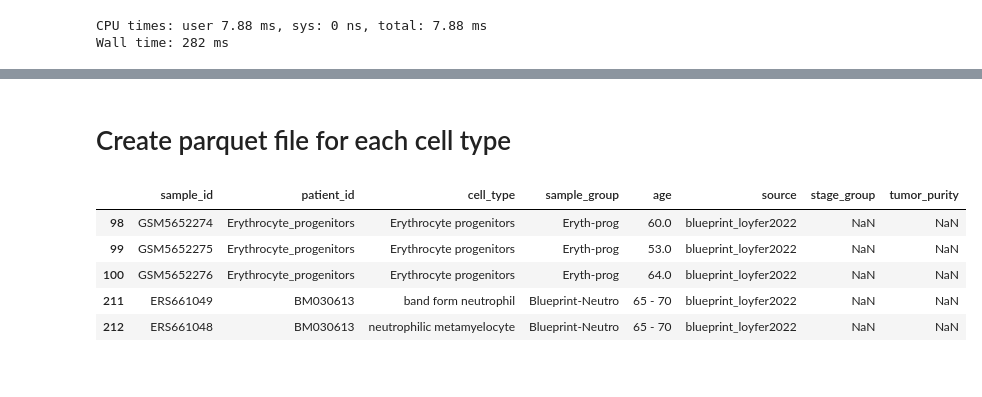
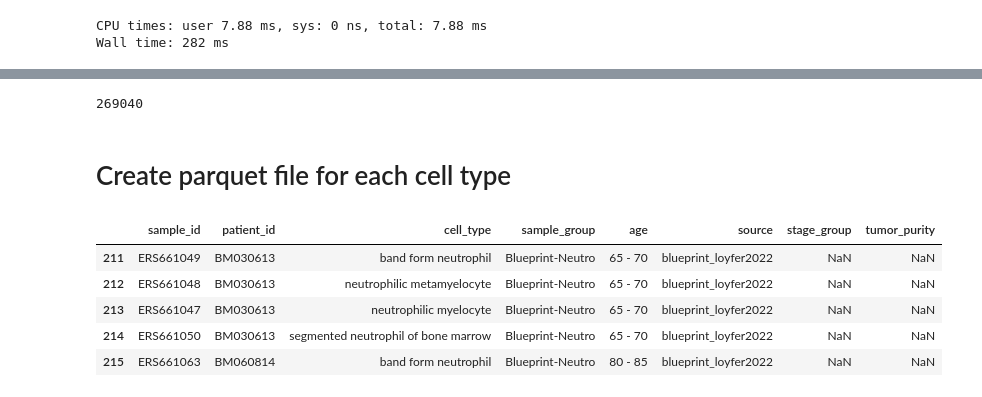
Before and after one commit to gh-msun/gh-msun, a Jupyter notebook: projects/2023_06_26_SRT_deconvolution_MS/notebooks/mixture/01_combine_subjects_by_celltype.ipynb, the cells around one changed output, grey strips where cells are left out. Drawn from its saved outputs; the diff is of its cells as text; code cells hidden in the pictures.

```diff
--- a/projects/2023_06_26_SRT_deconvolution_MS/notebooks/mixture/01_combine_subjects_by_celltype.ipynb
+++ b/projects/2023_06_26_SRT_deconvolution_MS/notebooks/mixture/01_combine_subjects_by_celltype.ipynb
@@ -204,36 +211,40 @@ Wall time: 282 ms
+# %%
+rv_scores[2].filter(col("number_molecules") == 1).count()
+# %% [output]
+269040
 # %% [markdown]
 # Create parquet file for each cell type
 # %%
 dataSource = 'blueprint_loyfer2022'
 
 cellType = [
     'Blueprint-B',
     'Blueprint-CD4',
     'Blueprint-CD8',
     'Blueprint-NK',
     'Blueprint-Dend',
     'Blueprint-Macro',
     'Blueprint-Mono',
     'Blueprint-Eosi',
     'Blueprint-Neutro',
     'Blueprint-Eryth',
     'Blueprint-Mega',
-    'Eryth-prog'
+  #  'Eryth-prog'
 ]
 
 # get samples that fall under these cell types of interest
 sample_df = pd.read_csv(SAMPLE_PATH, sep='\t')
 ridxs = (sample_df['source']==dataSource)
 ridxs &= sample_df['sample_group'].isin(cellType)
 ref_sample_df = sample_df[ridxs].copy()
 ref_sample_df.head()
 # %% [output]
 |  | sample_id | patient_id | cell_type | sample_group | age | source | stage_group | tumor_purity |
-| 98 | GSM5652274 | Erythrocyte_progenitors | Erythrocyte progenitors | Eryth-prog | 60.0 | blueprint_loyfer2022 | NaN | NaN |
-| 99 | GSM5652275 | Erythrocyte_progenitors | Erythrocyte progenitors | Eryth-prog | 53.0 | blueprint_loyfer2022 | NaN | NaN |
-| 100 | GSM5652276 | Erythrocyte_progenitors | Erythrocyte progenitors | Eryth-prog | 64.0 | blueprint_loyfer2022 | NaN | NaN |
 | 211 | ERS661049 | BM030613 | band form neutrophil | Blueprint-Neutro | 65 - 70 | blueprint_loyfer2022 | NaN | NaN |
 | 212 | ERS661048 | BM030613 | neutrophilic metamyelocyte | Blueprint-Neutro | 65 - 70 | blueprint_loyfer2022 | NaN | NaN |
+| 213 | ERS661047 | BM030613 | neutrophilic myelocyte | Blueprint-Neutro | 65 - 70 | blueprint_loyfer2022 | NaN | NaN |
+| 214 | ERS661050 | BM030613 | segmented neutrophil of bone marrow | Blueprint-Neutro | 65 - 70 | blueprint_loyfer2022 | NaN | NaN |
+| 215 | ERS661063 | BM060814 | band form neutrophil | Blueprint-Neutro | 80 - 85 | blueprint_loyfer2022 | NaN | NaN |
 # %%
 # how many samples do each cell type have?
 ref_sample_df.groupby('sample_group').sample_id.count()
```
Also changed, not shown: parts of 7 cells of this notebook, 4 other files.
